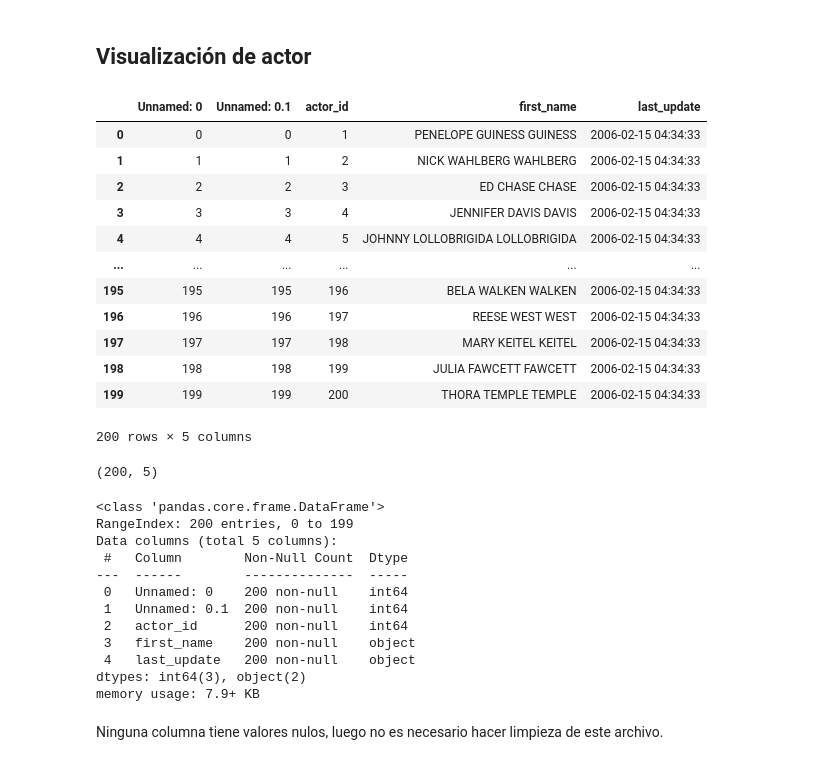
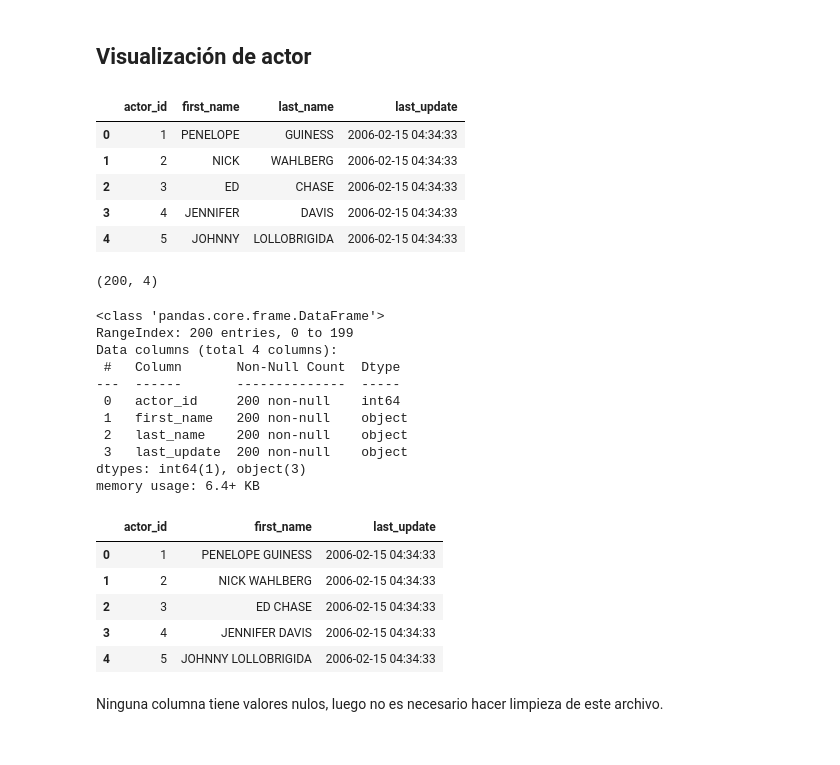
Before and after one commit to kaaiik/project3, a Jupyter notebook: notebook/main.ipynb, the cells around one changed output. Drawn from its saved outputs; the diff is of its cells as text; code cells hidden in the pictures.

```diff
--- a/notebook/main.ipynb
+++ b/notebook/main.ipynb
@@ -9,48 +5,47 @@ import auxiliar
 # %% [markdown]
 ## Visualización de actor
 # %%
-actor = pd.read_csv('../data/actor.csv')
+actor = pd.read_csv('../input/actor.csv')
 
-actor
+actor.head()
 # %% [output]
-|  | Unnamed: 0 | Unnamed: 0.1 | actor_id | first_name | last_update |
-| 0 | 0 | 0 | 1 | PENELOPE GUINESS GUINESS | 2006-02-15 04:34:33 |
-| 1 | 1 | 1 | 2 | NICK WAHLBERG WAHLBERG | 2006-02-15 04:34:33 |
-| 2 | 2 | 2 | 3 | ED CHASE CHASE | 2006-02-15 04:34:33 |
-| 3 | 3 | 3 | 4 | JENNIFER DAVIS DAVIS | 2006-02-15 04:34:33 |
-| 4 | 4 | 4 | 5 | JOHNNY LOLLOBRIGIDA LOLLOBRIGIDA | 2006-02-15 04:34:33 |
-| ... | ... | ... | ... | ... | ... |
-| 195 | 195 | 195 | 196 | BELA WALKEN WALKEN | 2006-02-15 04:34:33 |
-| 196 | 196 | 196 | 197 | REESE WEST WEST | 2006-02-15 04:34:33 |
-| 197 | 197 | 197 | 198 | MARY KEITEL KEITEL | 2006-02-15 04:34:33 |
-| 198 | 198 | 198 | 199 | JULIA FAWCETT FAWCETT | 2006-02-15 04:34:33 |
-| 199 | 199 | 199 | 200 | THORA TEMPLE TEMPLE | 2006-02-15 04:34:33 |
+|  | actor_id | first_name | last_name | last_update |
+| 0 | 1 | PENELOPE | GUINESS | 2006-02-15 04:34:33 |
+| 1 | 2 | NICK | WAHLBERG | 2006-02-15 04:34:33 |
+| 2 | 3 | ED | CHASE | 2006-02-15 04:34:33 |
+| 3 | 4 | JENNIFER | DAVIS | 2006-02-15 04:34:33 |
+| 4 | 5 | JOHNNY | LOLLOBRIGIDA | 2006-02-15 04:34:33 |
-200 rows × 5 columns
 # %%
 actor.shape
 # %% [output]
-(200, 5)
+(200, 4)
 # %%
 actor.info()
 # %% [output]
 <class 'pandas.core.frame.DataFrame'>
 RangeIndex: 200 entries, 0 to 199
-Data columns (total 5 columns):
- #   Column        Non-Null Count  Dtype
----  ------        --------------  -----
- 0   Unnamed: 0    200 non-null    int64
- 1   Unnamed: 0.1  200 non-null    int64
- 2   actor_id      200 non-null    int64
- 3   first_name    200 non-null    object
- 4   last_update   200 non-null    object
-dtypes: int64(3), object(2)
-memory usage: 7.9+ KB
+Data columns (total 4 columns):
+ #   Column       Non-Null Count  Dtype
+---  ------       --------------  -----
+ 0   actor_id     200 non-null    int64
+ 1   first_name   200 non-null    object
+ 2   last_name    200 non-null    object
+ 3   last_update  200 non-null    object
+dtypes: int64(1), object(3)
+memory usage: 6.4+ KB
 # %%
-#actor['first_name'] += ' ' + actor['last_name']
+actor['first_name'] += ' ' + actor['last_name']
 
-#actor.drop(['last_name'], axis=1, inplace=True)
+actor.drop(['last_name'], axis=1, inplace=True)
 
-#actor.head()
+actor.head()
+# %% [output]
+|  | actor_id | first_name | last_update |
+| 0 | 1 | PENELOPE GUINESS | 2006-02-15 04:34:33 |
+| 1 | 2 | NICK WAHLBERG | 2006-02-15 04:34:33 |
+| 2 | 3 | ED CHASE | 2006-02-15 04:34:33 |
+| 3 | 4 | JENNIFER DAVIS | 2006-02-15 04:34:33 |
+| 4 | 5 | JOHNNY LOLLOBRIGIDA | 2006-02-15 04:34:33 |
 # %% [markdown]
 Ninguna columna tiene valores nulos, luego no es necesario hacer limpieza de este archivo.
 # %% [markdown]
```
Also changed, not shown: parts of 37 cells of this notebook.
